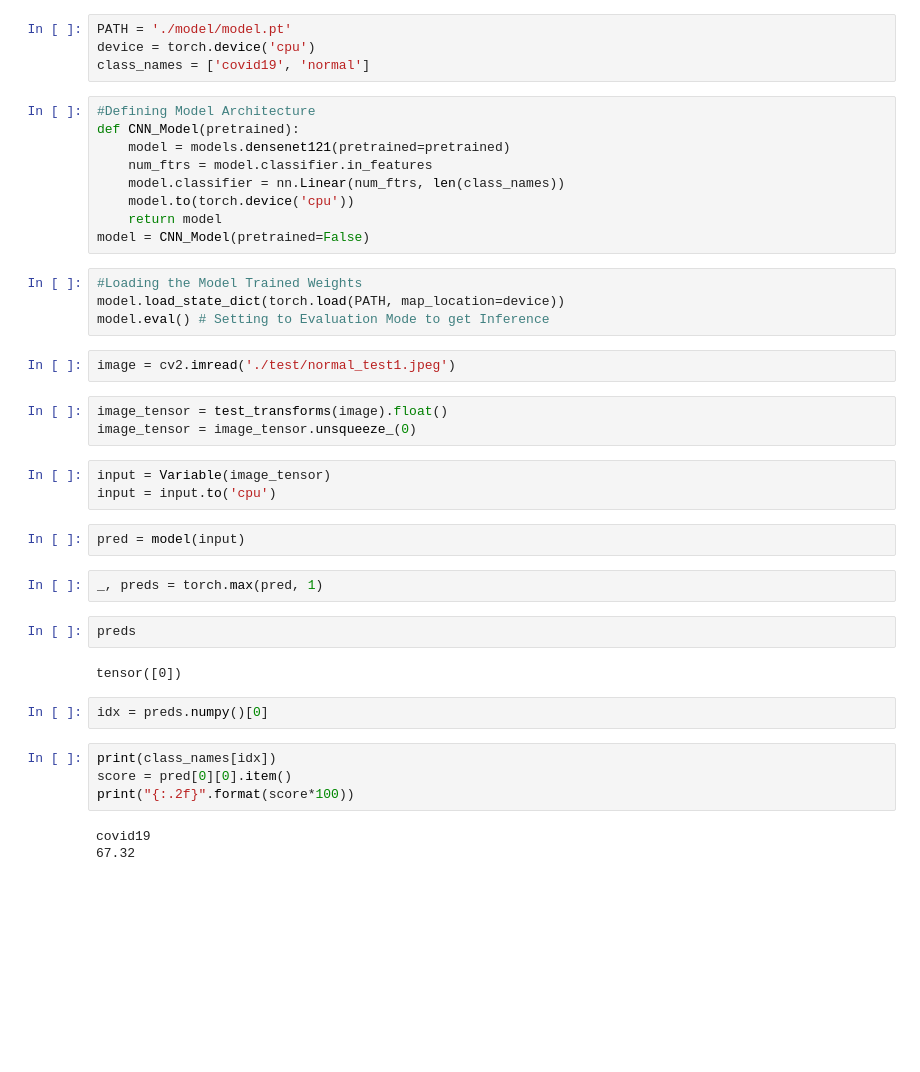
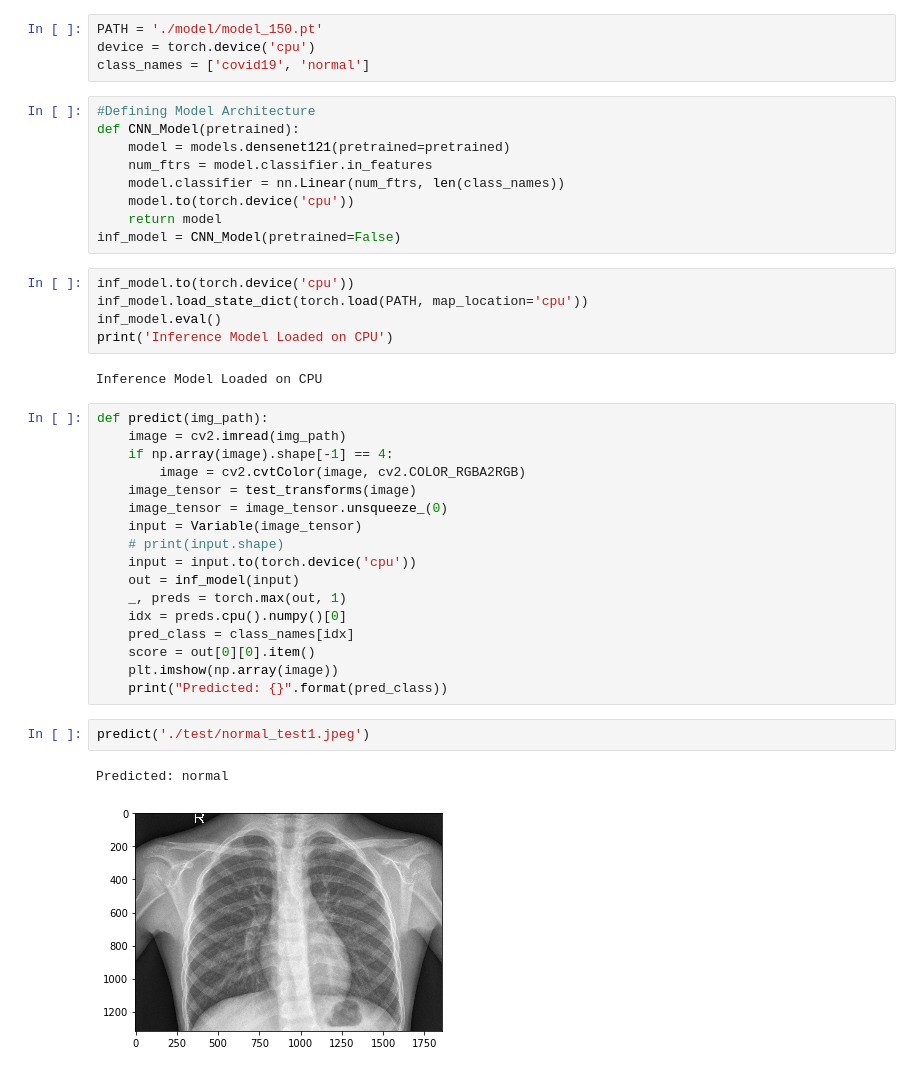
Before and after one commit to arunpandian7/covid-19-detection, a Jupyter notebook: inference.ipynb, the cells around one changed output. Saved outputs shown, nothing was run; the diff lists cells and outputs as text; blank space fills up the shorter version.

Commit message:
Updated Inference

```diff
--- a/inference.ipynb
+++ b/inference.ipynb
@@ -13,7 +15,7 @@ test_transforms = transforms.Compose([
     transforms.Normalize((0.485, 0.456, 0.406), (0.229, 0.224, 0.225))
 ])
 # %%
-PATH = './model/model.pt'
+PATH = './model/model_150.pt'
 device = torch.device('cpu')
 class_names = ['covid19', 'normal']
 # %%
@@ -24,33 +26,33 @@ def CNN_Model(pretrained):
     model.classifier = nn.Linear(num_ftrs, len(class_names))
     model.to(torch.device('cpu'))
     return model
-model = CNN_Model(pretrained=False)
+inf_model = CNN_Model(pretrained=False)
-# %%
-#Loading the Model Trained Weights
-model.load_state_dict(torch.load(PATH, map_location=device))
-model.eval() # Setting to Evaluation Mode to get Inference
+# %%
+inf_model.to(torch.device('cpu'))
+inf_model.load_state_dict(torch.load(PATH, map_location='cpu'))
+inf_model.eval()
+print('Inference Model Loaded on CPU')
+# %% [output]
+Inference Model Loaded on CPU
+# %%
+def predict(img_path):
+    image = cv2.imread(img_path)
+    if np.array(image).shape[-1] == 4:
+        image = cv2.cvtColor(image, cv2.COLOR_RGBA2RGB)
+    image_tensor = test_transforms(image)
+    image_tensor = image_tensor.unsqueeze_(0)
+    input = Variable(image_tensor)
+    # print(input.shape)
+    input = input.to(torch.device('cpu'))
+    out = inf_model(input)
+    _, preds = torch.max(out, 1)
+    idx = preds.cpu().numpy()[0]
+    pred_class = class_names[idx]
+    score = out[0][0].item()
+    plt.imshow(np.array(image))
+    print("Predicted: {}".format(pred_class))
 # %%
-image = cv2.imread('./test/normal_test1.jpeg')
+predict('./test/normal_test1.jpeg')
+# %% [output]
+Predicted: normal
+[figure, added]
-# %%
-image_tensor = test_transforms(image).float()
-image_tensor = image_tensor.unsqueeze_(0)
-# %%
-input = Variable(image_tensor)
-input = input.to('cpu')
-# %%
-pred = model(input)
-# %%
-_, preds = torch.max(pred, 1)
-# %%
-preds
-# %% [output]
-tensor([0])
-# %%
-idx = preds.numpy()[0]
-# %%
-print(class_names[idx])
-score = pred[0][0].item()
-print("{:.2f}".format(score*100))
-# %% [output]
-covid19
-67.32
```
Also changed, not shown: parts of 8 cells of this notebook.
